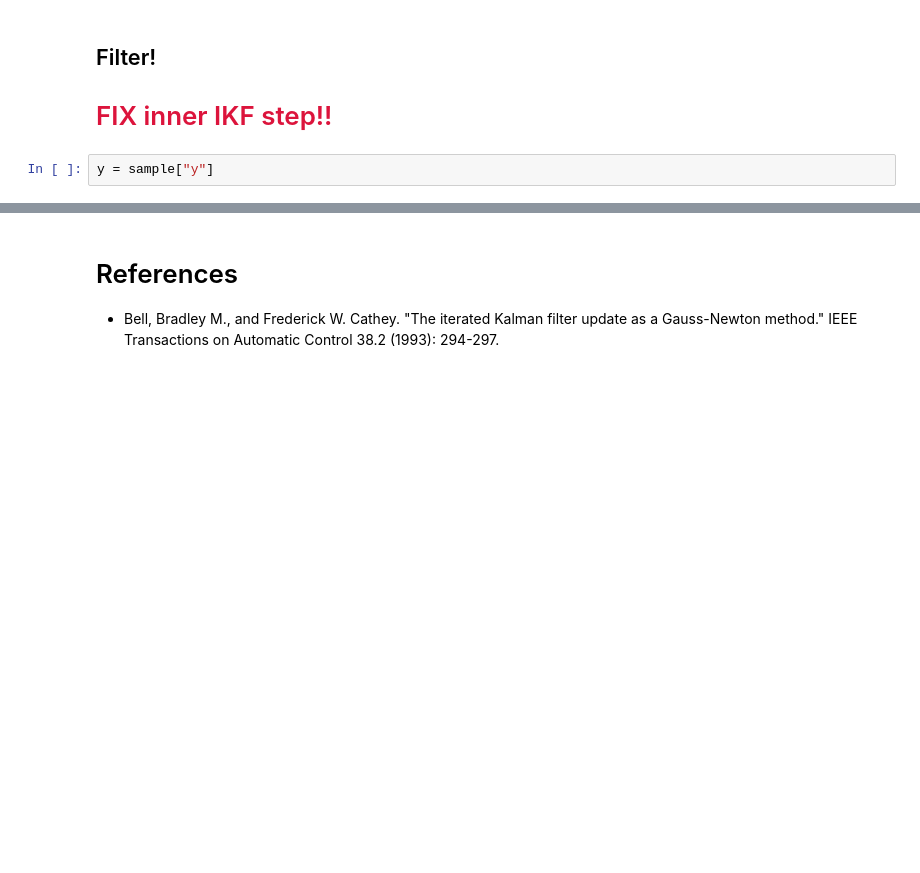
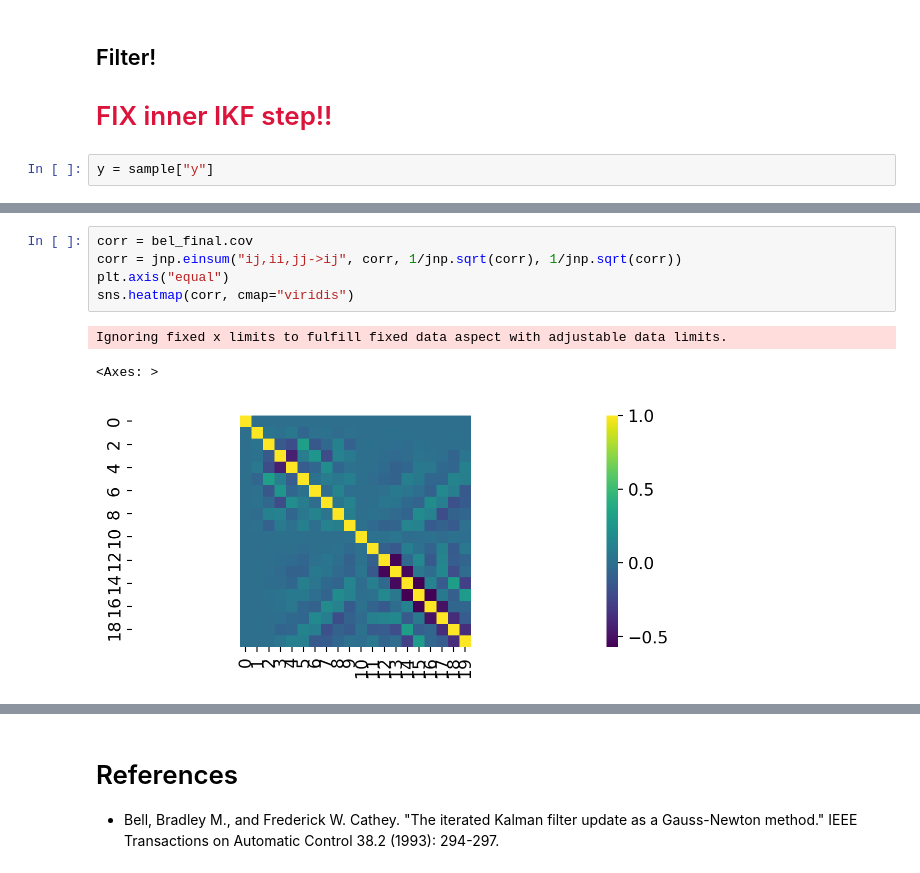
Before and after one commit to gerdm/filtering-notes, a Jupyter notebook: 03-kalman-filter/arma-learning.ipynb, the cells around one changed output, grey strips where cells are left out. Drawn from its saved outputs; the diff is of its cells as text; blank space fills up the shorter version.

```diff
--- a/03-kalman-filter/arma-learning.ipynb
+++ b/03-kalman-filter/arma-learning.ipynb
@@ -304,3 +311,12 @@ Array([-0.13850886,  0.25091287,  2.136241  ,  3.3653383 ,  2.6098158 ,  1.46718
+# %%
+corr = bel_final.cov
+corr = jnp.einsum("ij,ii,jj->ij", corr, 1/jnp.sqrt(corr), 1/jnp.sqrt(corr))
+plt.axis("equal")
+sns.heatmap(corr, cmap="viridis")
+# %% [output]
+Ignoring fixed x limits to fulfill fixed data aspect with adjustable data limits.
+<Axes: >
+[figure, added]
 # %%
 for i in range(10):
     plt.plot(hist_online["mu"][:, i], label=i)
```
Also changed, not shown: parts of 17 cells of this notebook.
